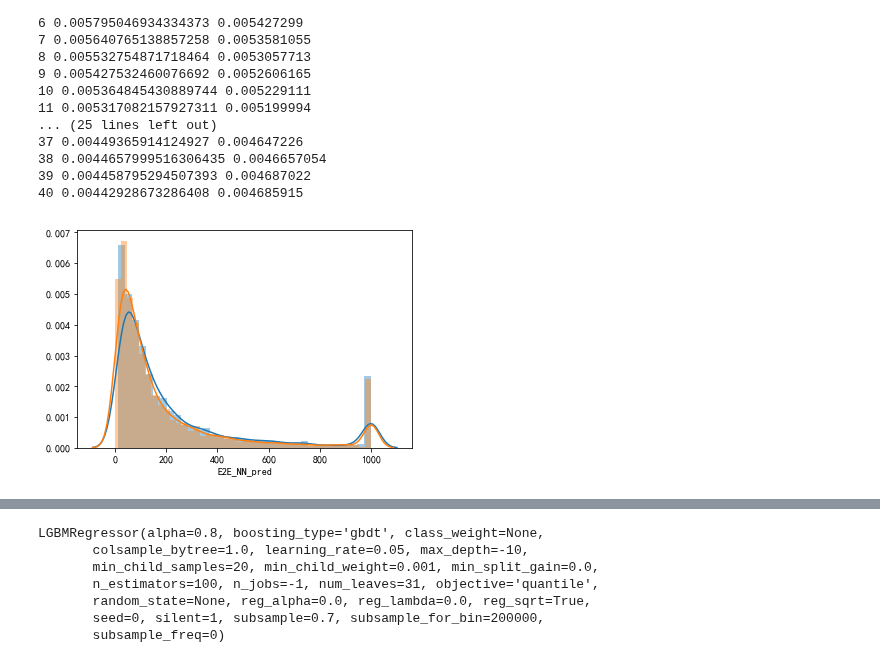
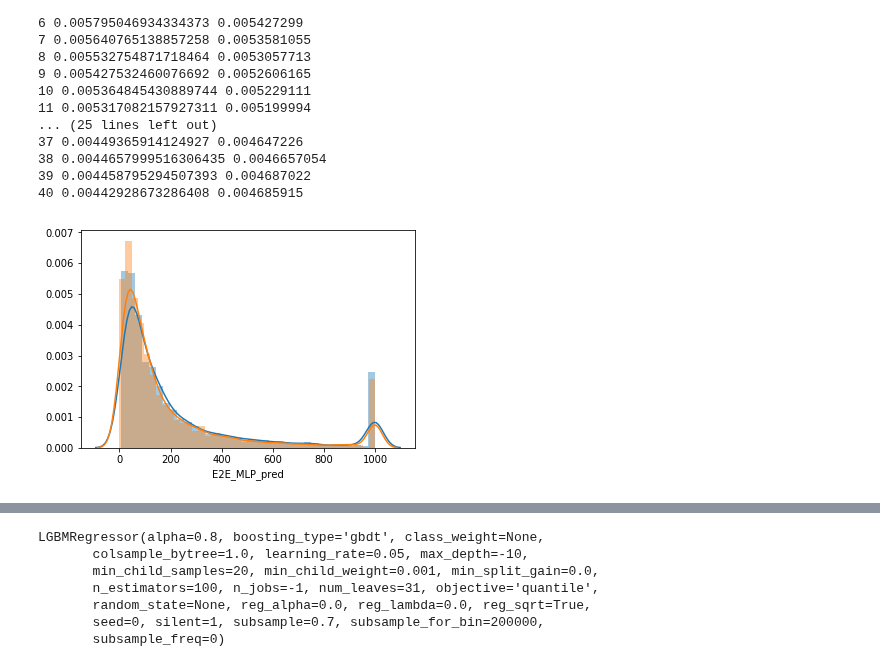
Before and after one commit to schemmy/e2e, a Jupyter notebook: construction/nn_v2.ipynb, the cells around one changed output, grey strips where cells are left out. Drawn from its saved outputs; the diff is of its cells as text; code cells hidden in the pictures.

```diff
--- a/construction/nn_v2.ipynb
+++ b/construction/nn_v2.ipynb
@@ -19,12 +19,13 @@ sys.path.append('..')
 from utils.demand_pkg import *
 import matplotlib.pyplot as plt
 from utils.algorithms import get_opt, get_EQ, get_end2end_iid, get_end2end, get_normal_basestock, get_gamma_basestock, get_normal_basestock2
+from subprocess import call
 
 import tensorflow as tf
 
 warnings.filterwarnings('ignore')
-plt.rcParams['font.sans-serif']=['SimHei'] #用来正常显示中文标签
-plt.rcParams['axes.unicode_minus']=False #用来正常显示负号
+# plt.rcParams['font.sans-serif']=['SimHei'] #用来正常显示中文标签
+# plt.rcParams['axes.unicode_minus']=False #用来正常显示负号
 # %%
 # o0 = pd.read_csv('../data/1320_feature/features_v11.csv', parse_dates=['create_tm','complete_dt','dt','next_complete_dt'],
 #                  usecols=lambda col: col not in ['d_vlt'])
@@ -335,6 +357,11 @@ pred = pd.DataFrame(y_scaler.inverse_transform(pred), columns=['E2E_NN_pred']).f
+# %%
+pred_path = '../logs/torch/pred_v5.csv'
+pred_v5 = pd.read_csv(pred_path)
+pred_path = '../logs/torch/pred_v6.csv'
+pred_v6 = pd.read_csv(pred_path)
+sf_rnn = pickle.load(open('../logs/torch/pred_E2E_SF_RNN.pkl', 'rb'))
 # %%
-sns.distplot(pred['E2E_NN_pred'].clip(0,1000));
+sns.distplot(pred_v5['E2E_MLP_pred'].clip(0,1000));
 sns.distplot(y_test_ns.clip(0,1000));
-# g.set(lim=(0, None))
 # %% [output]
-[figure, old version]
+[figure, new version]
```
Also changed, not shown: parts of 47 cells of this notebook, 8 other files.
